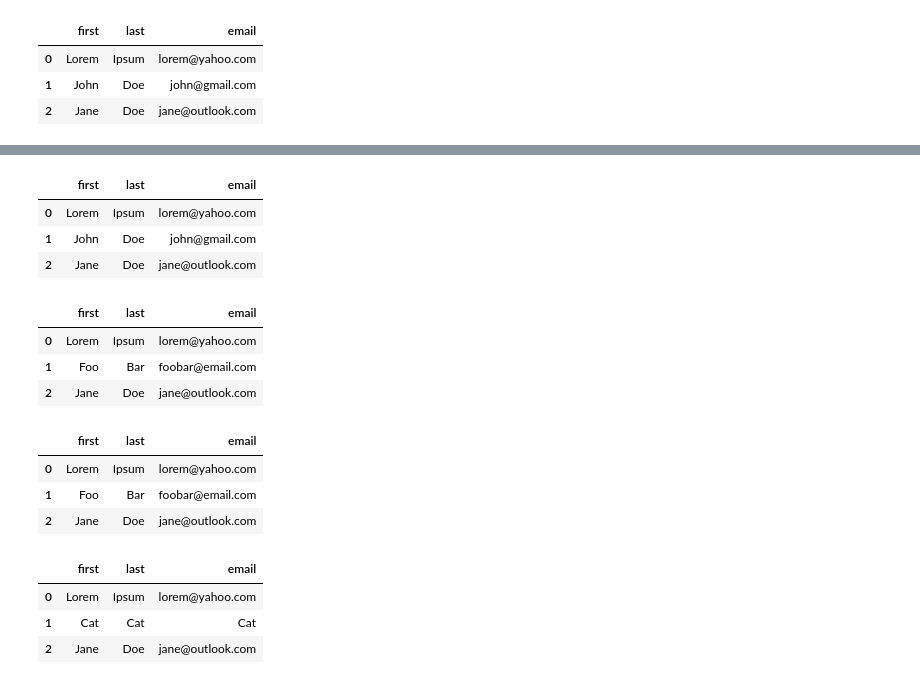
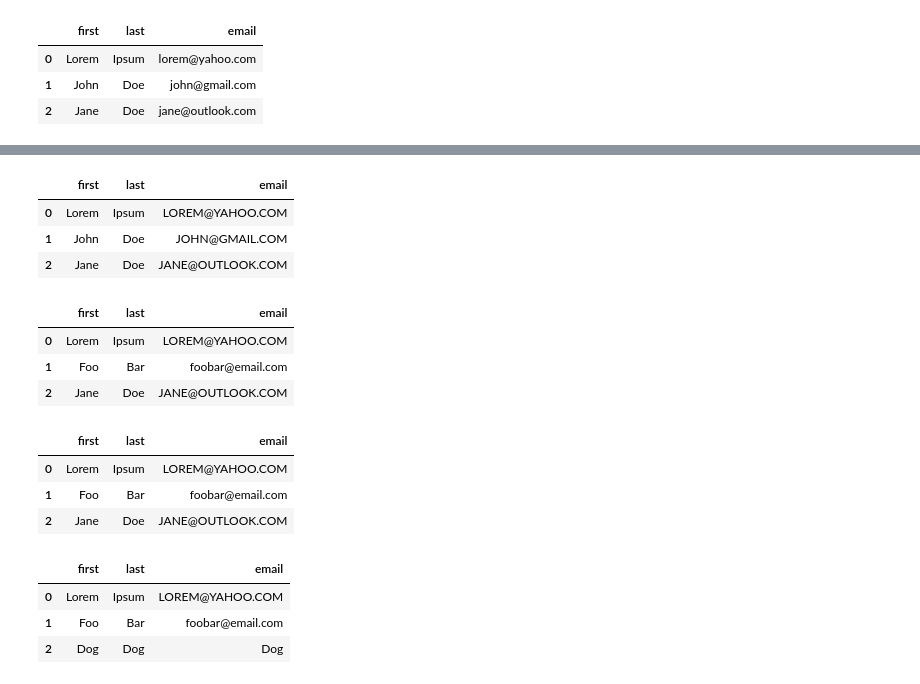
Before and after one commit to thandora/pandas-notes, a Jupyter notebook: pandas_05a.ipynb, the cells around one changed output, grey strips where cells are left out. Cells and saved outputs as stored; diff of their text form; code cells hidden in the pictures.

Commit message:
Clarify some notes. Add notes on methods

```diff
--- a/pandas_05a.ipynb
+++ b/pandas_05a.ipynb
@@ -126,3 +121,10 @@ We can update values of a series if the number of cells to be updated equals the
 **Note:** this modifies the original df in-place.
 
 ---
+# %%
+# Assigning a Series to a column
+
+# Turn all emails to uppercase using the pandas string method
+display(df)
+df["email"] = df["email"].str.upper()
+display(df)
@@ -130,27 +141,27 @@ We can update values of a series if the number of cells to be updated equals the
 # a. Assigning row cells using an iterable
 display(df)
 df.loc[1] = ["Foo", "Bar", "foobar@email.com"]
-df
+display(df)
 # %% [output]
 |  | first | last | email |
-| 0 | Lorem | Ipsum | lorem@yahoo.com |
-| 1 | John | Doe | john@gmail.com |
-| 2 | Jane | Doe | jane@outlook.com |
+| 0 | Lorem | Ipsum | LOREM@YAHOO.COM |
+| 1 | John | Doe | JOHN@GMAIL.COM |
+| 2 | Jane | Doe | JANE@OUTLOOK.COM |
 |  | first | last | email |
-| 0 | Lorem | Ipsum | lorem@yahoo.com |
+| 0 | Lorem | Ipsum | LOREM@YAHOO.COM |
 | 1 | Foo | Bar | foobar@email.com |
-| 2 | Jane | Doe | jane@outlook.com |
+| 2 | Jane | Doe | JANE@OUTLOOK.COM |
 # %%
-# b. Assigning row cells using a list of length 1
+# b. Assigning a single object to row cells.
 display(df)
-df.loc[1] = ["Cat"]
-df
+df.loc[2] = "Dog"
+display(df)
 # %% [output]
 |  | first | last | email |
-| 0 | Lorem | Ipsum | lorem@yahoo.com |
+| 0 | Lorem | Ipsum | LOREM@YAHOO.COM |
 | 1 | Foo | Bar | foobar@email.com |
-| 2 | Jane | Doe | jane@outlook.com |
+| 2 | Jane | Doe | JANE@OUTLOOK.COM |
 |  | first | last | email |
-| 0 | Lorem | Ipsum | lorem@yahoo.com |
-| 1 | Cat | Cat | Cat |
-| 2 | Jane | Doe | jane@outlook.com |
+| 0 | Lorem | Ipsum | LOREM@YAHOO.COM |
+| 1 | Foo | Bar | foobar@email.com |
+| 2 | Dog | Dog | Dog |
```
Also changed, not shown: parts of 20 cells of this notebook.
